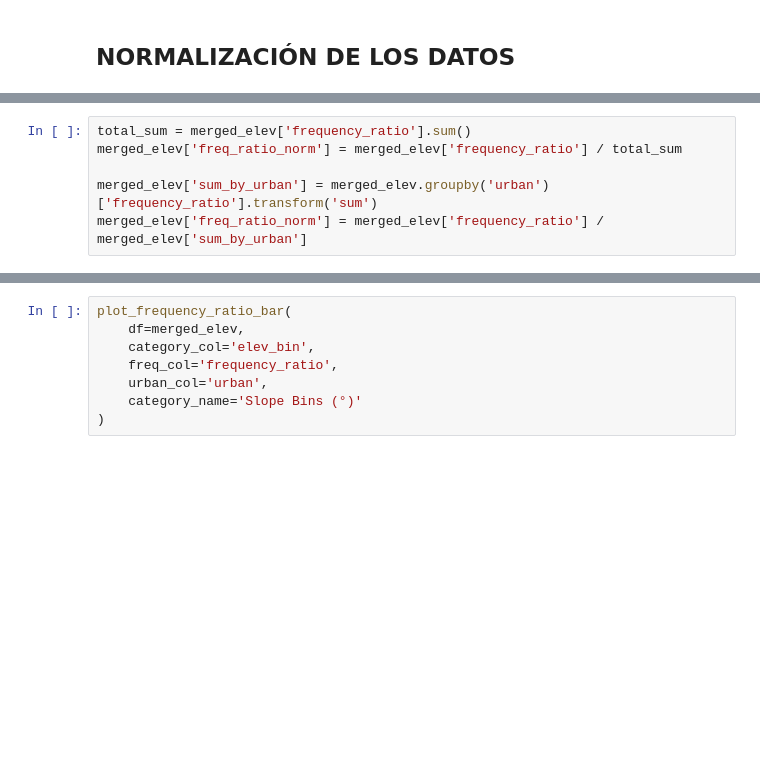
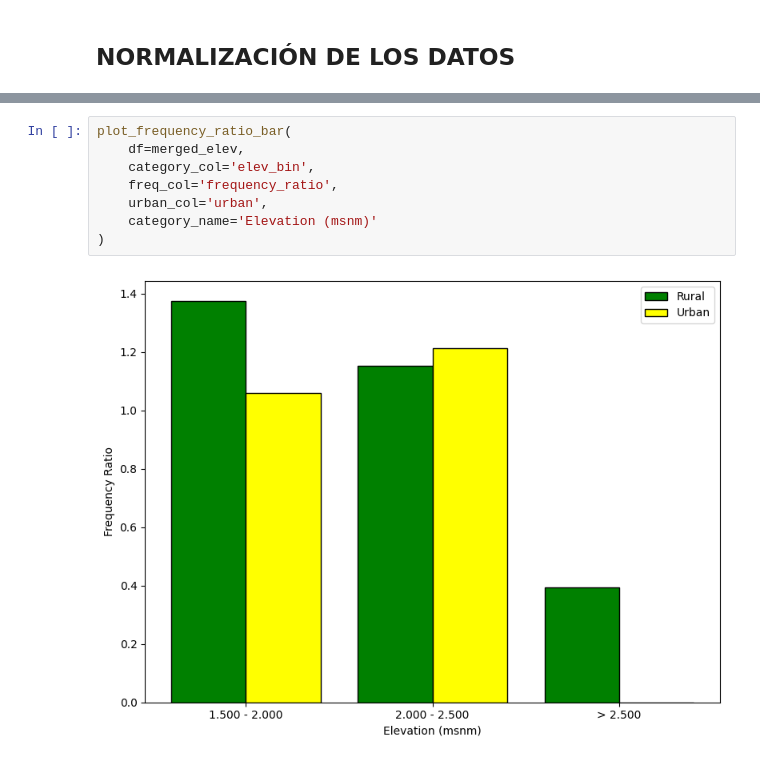
Before and after one commit to edieraristizabal/PAPER_RainfallLandslides_Vdea, a Jupyter notebook: CODE/spatial_analysis/boxplot.ipynb, the cells around one changed output, grey strips where cells are left out. Saved outputs shown, nothing was run; the diff lists cells and outputs as text; blank space fills up the shorter version.

```diff
--- a/CODE/spatial_analysis/boxplot.ipynb
+++ b/CODE/spatial_analysis/boxplot.ipynb
@@ -396,9 +450,3 @@ urban_1
-# %%
-total_sum = merged_elev['frequency_ratio'].sum()
-merged_elev['freq_ratio_norm'] = merged_elev['frequency_ratio'] / total_sum
-
-merged_elev['sum_by_urban'] = merged_elev.groupby('urban')['frequency_ratio'].transform('sum')
-merged_elev['freq_ratio_norm'] = merged_elev['frequency_ratio'] / merged_elev['sum_by_urban']
 # %%
 import matplotlib.pyplot as plt
 import numpy as np
@@ -492,8 +547,10 @@ plot_frequency_ratio_bar(
 # %%
 plot_frequency_ratio_bar(
     df=merged_elev,
     category_col='elev_bin',
     freq_col='frequency_ratio',
     urban_col='urban',
-    category_name='Slope Bins (°)'
+    category_name='Elevation (msnm)'
 )
+# %% [output]
+[figure, added]
```
Also changed, not shown: parts of 10 cells of this notebook, 1 other file.
